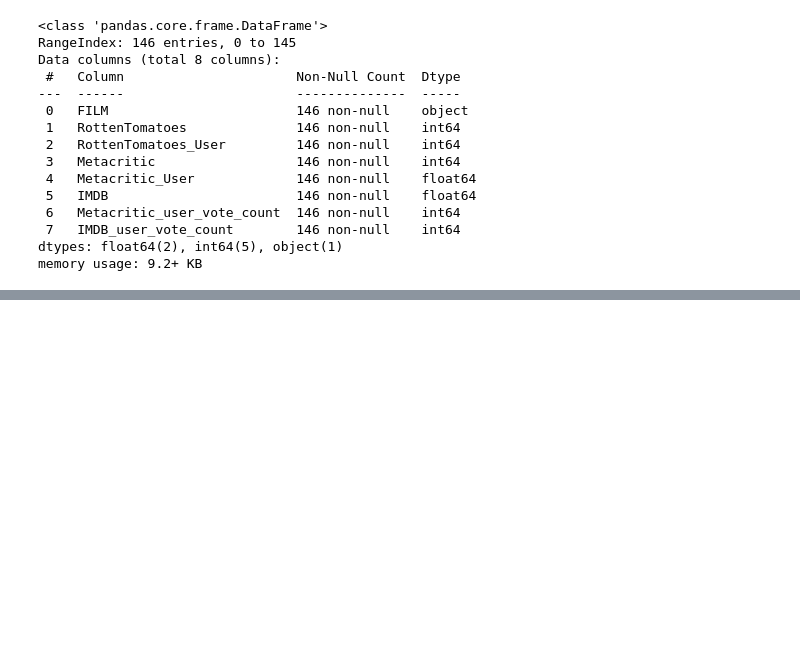
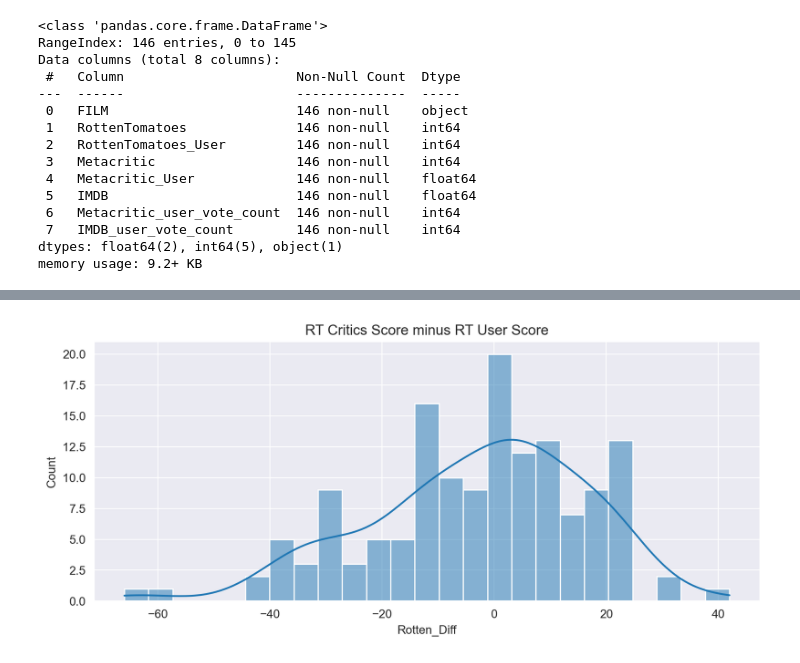
Before and after one commit to DOMINION-JOHN1/data-analysis-of-movie-ratings-bias, a Jupyter notebook: Data Visualization of movie rating.ipynb, the cells around one changed output, grey strips where cells are left out. Drawn from its saved outputs; the diff is of its cells as text; code cells hidden in the pictures; blank space fills up the shorter version.

```diff
--- a/Data Visualization of movie rating.ipynb
+++ b/Data Visualization of movie rating.ipynb
@@ -189,0 +212,2 @@ memory usage: 9.2+ KB
+# %%
+all_sites['Rotten_Diff']  = all_sites['RottenTomatoes'] - all_sites['RottenTomatoes_User']
@@ -189,0 +220,6 @@ memory usage: 9.2+ KB
+# %%
+plt.figure(figsize=(10,4),dpi=200)
+sns.histplot(data=all_sites,x='Rotten_Diff',kde=True,bins=25)
+plt.title("RT Critics Score minus RT User Score");
+# %% [output]
+[figure, added]
```
Also changed, not shown: parts of 9 cells of this notebook.
